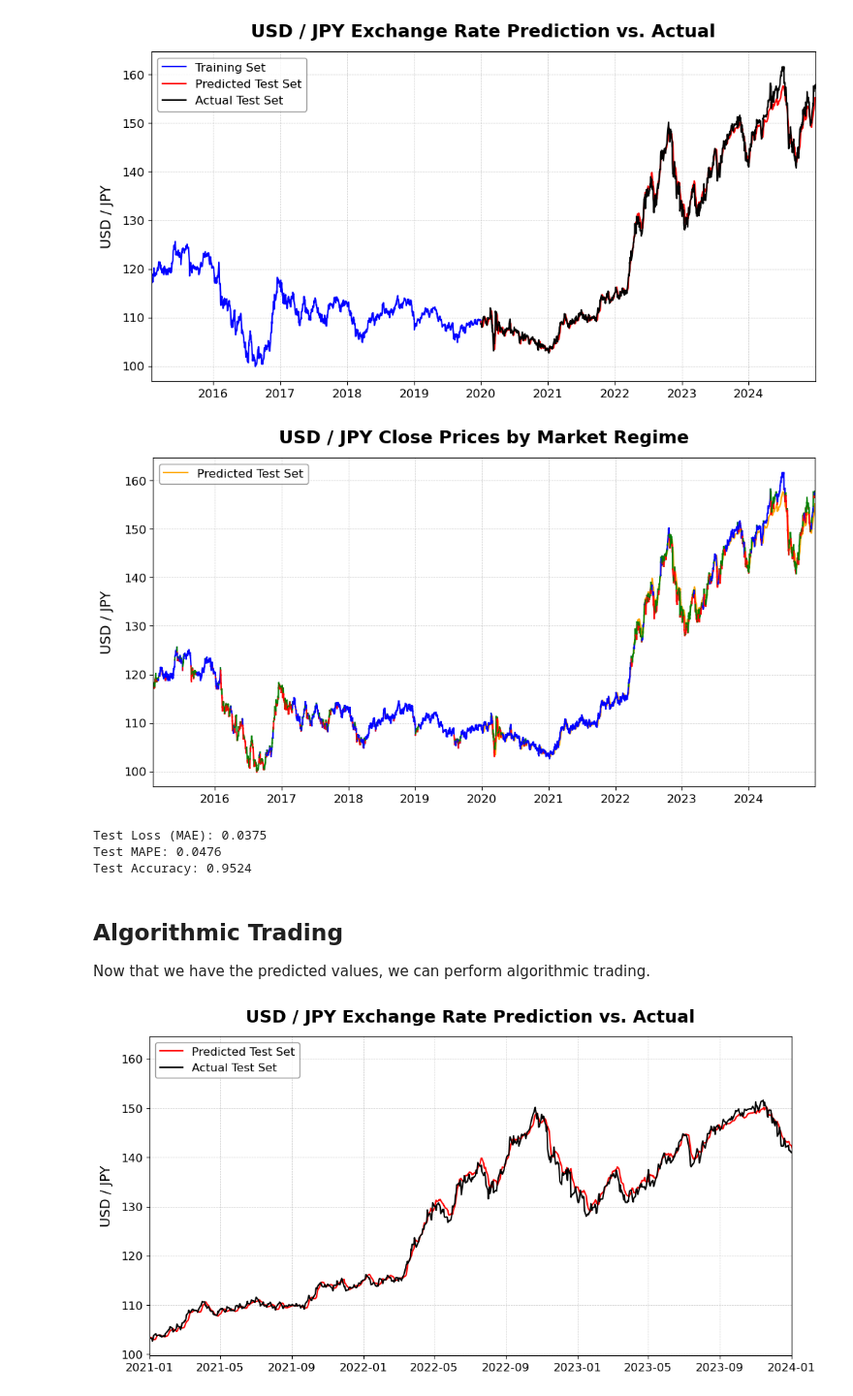
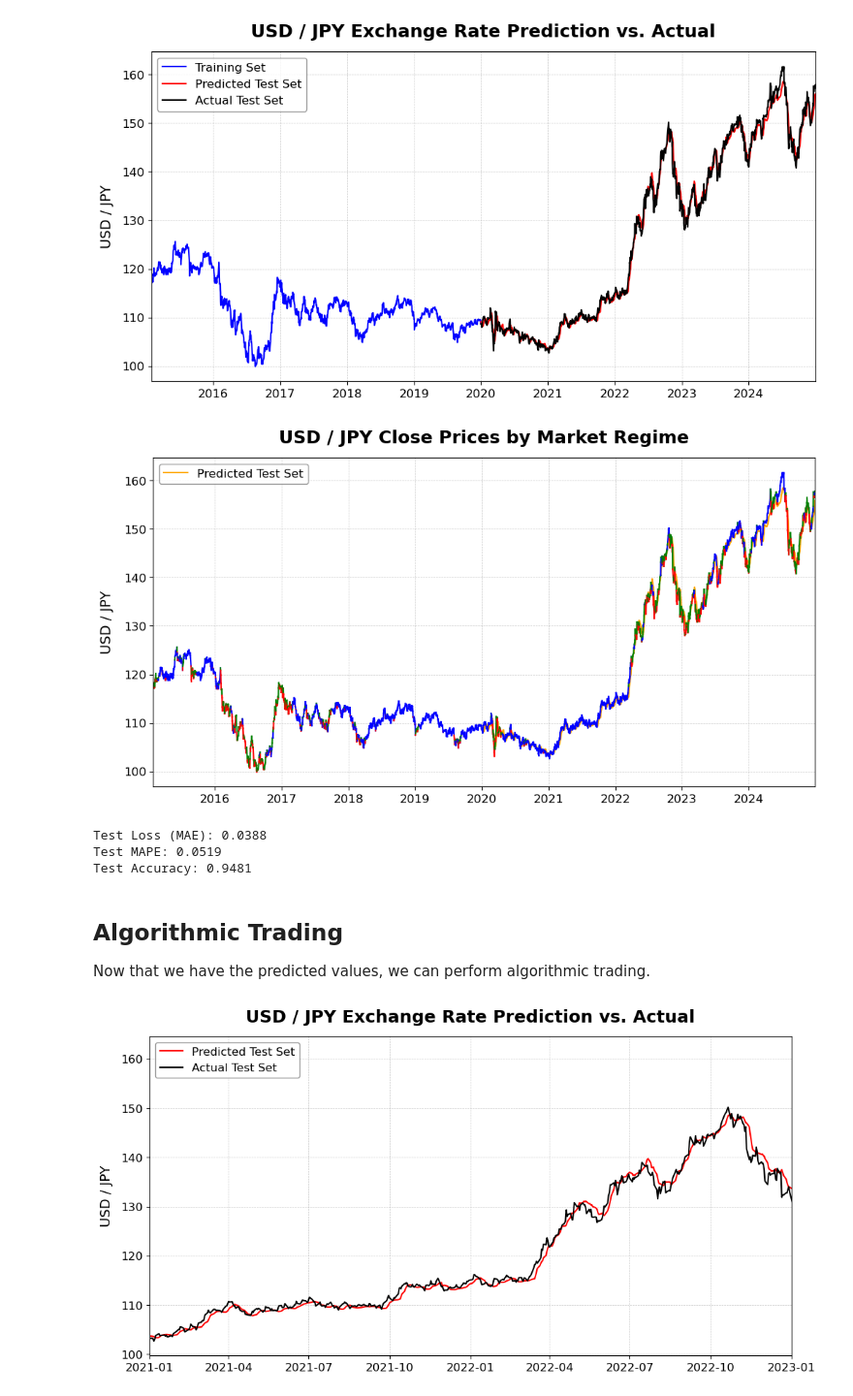
Before and after one commit to estasz/USDJPY-Quant-Trader, a Jupyter notebook: USDJPY.ipynb, the cells around one changed output. Shown at 97% size. Saved outputs shown, nothing was run; the diff lists cells and outputs as text; code cells hidden in the pictures.

```diff
--- a/USDJPY.ipynb
+++ b/USDJPY.ipynb
@@ -347,12 +347,12 @@ plt.show()
 class LSTMModel(nn.Module):
     def __init__(self):
         super(LSTMModel, self).__init__()
-        self.lstm = nn.LSTM(X_train.shape[2], 960, 3, batch_first=True, dropout=0.2)
+        self.lstm = nn.LSTM(X_train.shape[2], 960, 3, batch_first=True, dropout=0.4)
         self.silu = nn.SiLU() # Swish Activation
-        self.dropout = nn.Dropout(0.2) # Dropout
+        self.dropout = nn.Dropout(0.4) # Dropout
         self.fc1 = nn.Linear(960, 640)
-        self.fc2 = nn.Linear(640, 160)
-        self.fc3 = nn.Linear(160, 1)
+        self.fc2 = nn.Linear(640, 320)
+        self.fc3 = nn.Linear(320, 1)
 
     def forward(self, x):
         x, _ = self.lstm(x) # LSTM layers
@@ -371,7 +371,7 @@ model = LSTMModel().to(device)
 criterion = nn.MSELoss()
 optimizer = optim.AdamW(model.parameters(), lr=0.001, weight_decay=1e-4)
 
-num_epochs = 18
+num_epochs = 12
 batch_size = 50
 train_losses, val_losses = [], []
 epoch_times = []
@@ -380,7 +380,6 @@ X_train_tensor = torch.tensor(X_train, dtype=torch.float32)
 y_train_tensor = torch.tensor(y_train, dtype=torch.float32).view(-1, 1)
 X_test_tensor = torch.tensor(X_test, dtype=torch.float32)
 y_test_tensor = torch.tensor(y_test, dtype=torch.float32).view(-1, 1)
-
 train_dataset = TensorDataset(X_train_tensor, y_train_tensor)
 test_dataset = TensorDataset(X_test_tensor, y_test_tensor)
 
@@ -497,7 +490,7 @@ plt.xticks(fontsize=12)
 plt.yticks(fontsize=12)
 plt.show()
 # %% [output]
-[figure, old version]
+[figure, new version]
 # %%
 def test_model(model, X_test, y_test):
     model.eval()
@@ -516,9 +509,9 @@ print(f"Test Loss (MAE): {test_loss:.4f}")
 print(f"Test MAPE: {MAPE:.4f}")
 print(f"Test Accuracy: {Accuracy:.4f}")
 # %% [output]
-Test Loss (MAE): 0.0375
-Test MAPE: 0.0476
-Test Accuracy: 0.9524
+Test Loss (MAE): 0.0388
+Test MAPE: 0.0519
+Test Accuracy: 0.9481
 # %% [markdown]
 ## Algorithmic Trading
 
@@ -526,17 +519,17 @@ Now that we have the predicted values, we can perform algorithmic trading.
 # %%
 plt.figure(figsize=(12, 6))
 #plt.plot(yen['Date'][:-test_size], yen.Close[:-test_size], label="Training Set", color='blue', lw=1.5)
 plt.plot(yen['Date'].iloc[-test_size:], y_test_pred, label="Predicted Test Set", color='red', lw=1.5)
 plt.plot(yen['Date'].iloc[-test_size:], y_test_true, label="Actual Test Set", color='black', lw=1.5)
 plt.title('USD / JPY Exchange Rate Prediction vs. Actual', fontsize=18, fontweight='bold', pad=15)
 plt.ylabel('USD / JPY', fontsize=14, labelpad=8)
 
-plt.xlim(pd.to_datetime('2021-01-01'), pd.to_datetime('2024-01-01'))
+plt.xlim(pd.to_datetime('2021-01-01'), pd.to_datetime('2023-01-01'))
 
 plt.grid(which='major', linestyle='--', lw=0.5, alpha=0.7)
 plt.legend(fontsize=12, frameon=True, edgecolor='gray', loc='upper left')
 plt.xticks(fontsize=12)
 plt.yticks(fontsize=12)
 plt.show()
 # %% [output]
-[figure, old version]
+[figure, new version]
```
Also changed, not shown: parts of 2 cells of this notebook.
